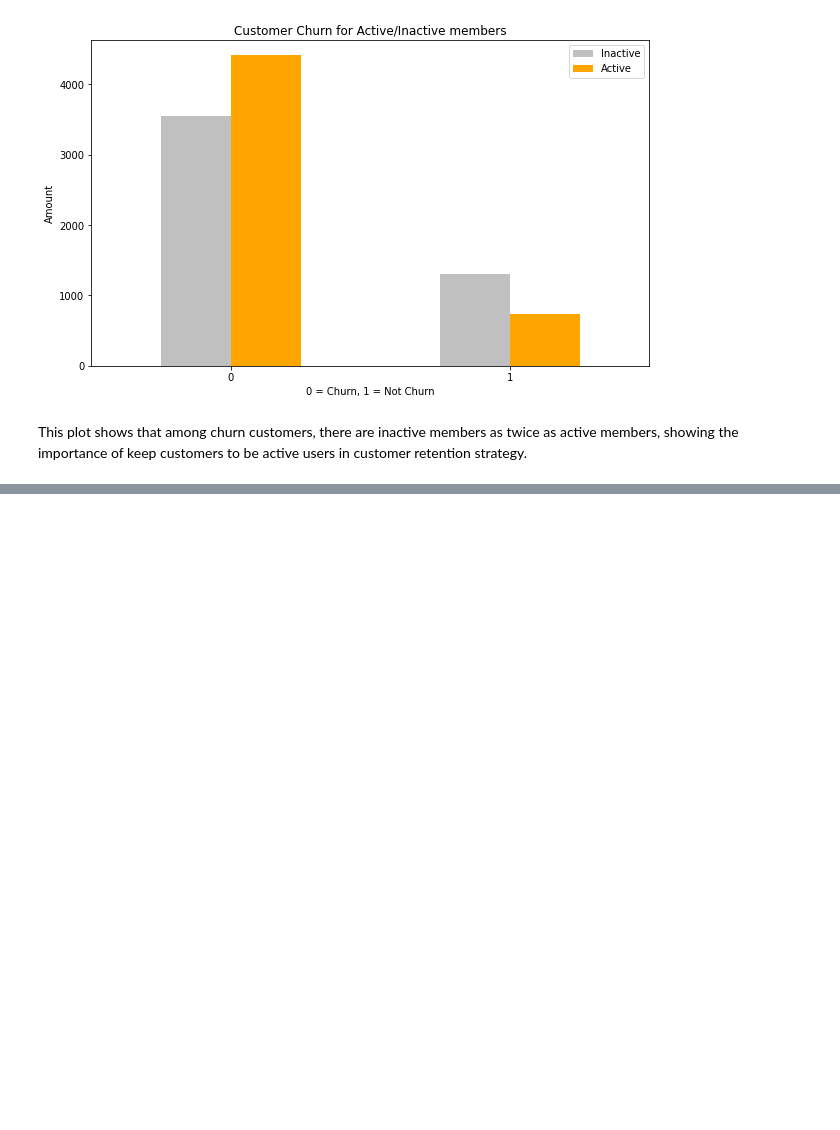
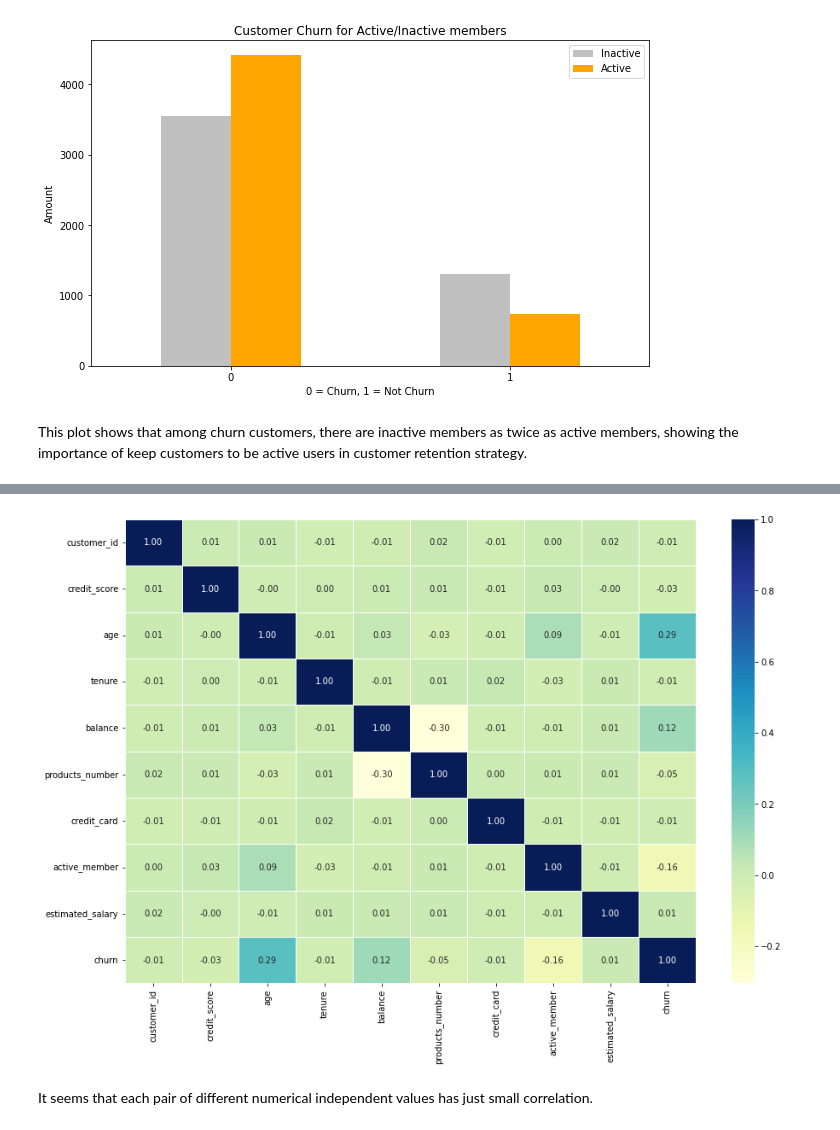
Before and after one commit to victoria-se/customer-churn, a Jupyter notebook: end-to-end-customer-churn-classification.ipynb, the cells around one changed output, grey strips where cells are left out. Drawn from its saved outputs; the diff is of its cells as text; code cells hidden in the pictures; blank space fills up the shorter version.

```diff
--- a/end-to-end-customer-churn-classification.ipynb
+++ b/end-to-end-customer-churn-classification.ipynb
@@ -214,0 +231,13 @@ There are indeed problems in product 3 and 4 in customer retention.
+# %%
+# Let's make it look a little more intuitively
+corr_matrix = df.corr()
+plt.figure(figsize=(15, 10))
+sns.heatmap(corr_matrix,
+            annot=True,
+            linewidths=0.5,
+            fmt= ".2f",
+            cmap="YlGnBu");
+# %% [output]
+[figure, added]
+# %% [markdown]
+It seems that each pair of different numerical independent values has just small correlation.
```
Also changed, not shown: parts of 53 cells of this notebook.
